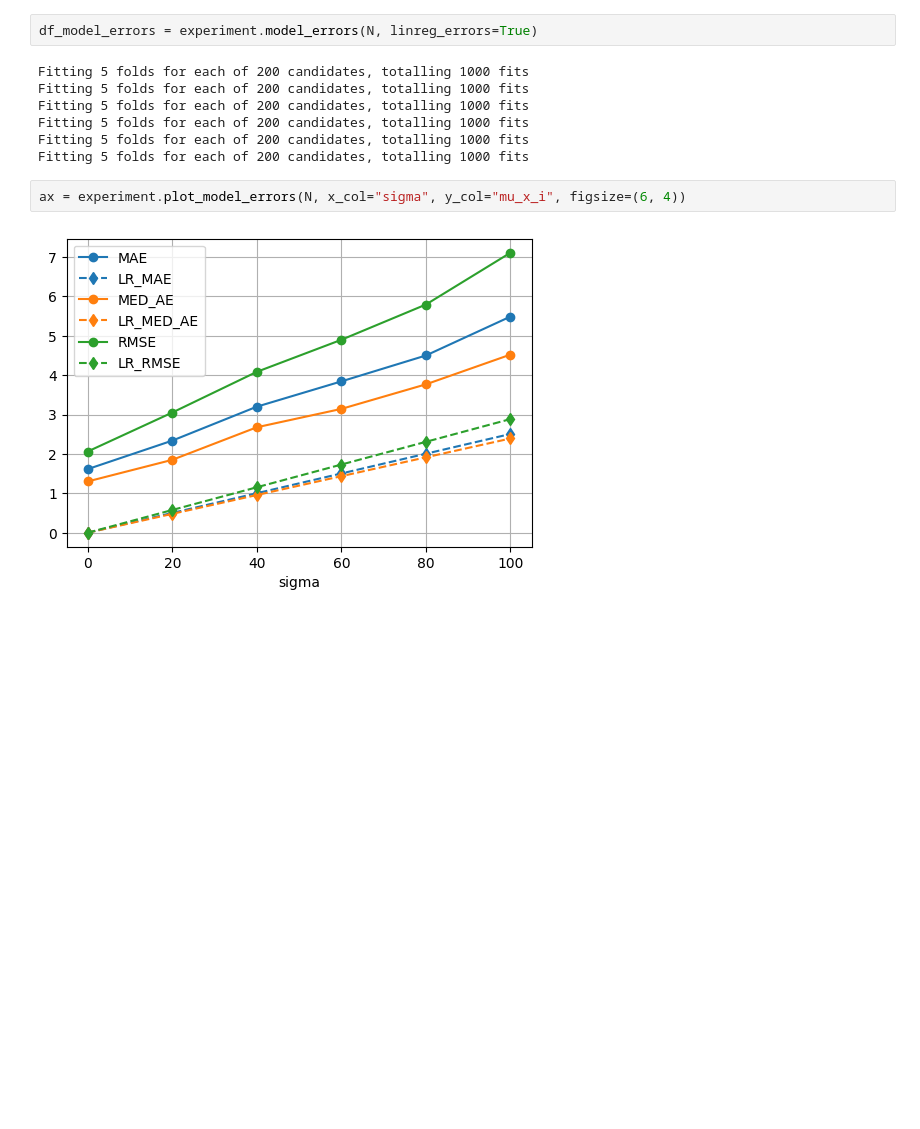
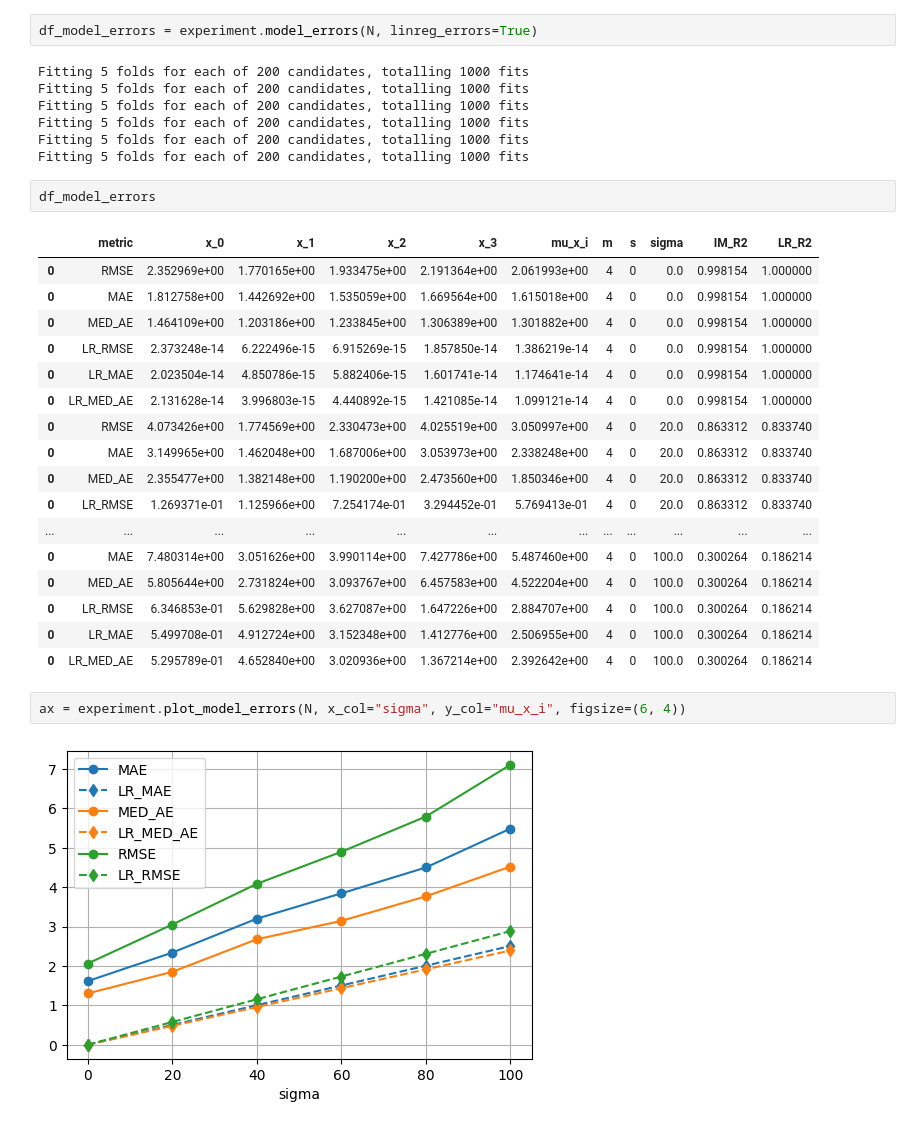
Before and after one commit to vengroff/impactstudy, a Jupyter notebook: Experiment 1.ipynb, the cells around one changed output. Cells and saved outputs as stored; diff of their text form; blank space fills up the shorter version.

```diff
--- a/Experiment 1.ipynb
+++ b/Experiment 1.ipynb
@@ -81,6 +75,26 @@ Fitting 5 folds for each of 200 candidates, totalling 1000 fits
 Fitting 5 folds for each of 200 candidates, totalling 1000 fits
 Fitting 5 folds for each of 200 candidates, totalling 1000 fits
 Fitting 5 folds for each of 200 candidates, totalling 1000 fits
+# %%
+df_model_errors
+# %% [output]
+|  | metric | x_0 | x_1 | x_2 | x_3 | mu_x_i | m | s | sigma | IM_R2 | LR_R2 |
+| 0 | RMSE | 2.352969e+00 | 1.770165e+00 | 1.933475e+00 | 2.191364e+00 | 2.061993e+00 | 4 | 0 | 0.0 | 0.998154 | 1.000000 |
+| 0 | MAE | 1.812758e+00 | 1.442692e+00 | 1.535059e+00 | 1.669564e+00 | 1.615018e+00 | 4 | 0 | 0.0 | 0.998154 | 1.000000 |
+| 0 | MED_AE | 1.464109e+00 | 1.203186e+00 | 1.233845e+00 | 1.306389e+00 | 1.301882e+00 | 4 | 0 | 0.0 | 0.998154 | 1.000000 |
+| 0 | LR_RMSE | 2.373248e-14 | 6.222496e-15 | 6.915269e-15 | 1.857850e-14 | 1.386219e-14 | 4 | 0 | 0.0 | 0.998154 | 1.000000 |
+| 0 | LR_MAE | 2.023504e-14 | 4.850786e-15 | 5.882406e-15 | 1.601741e-14 | 1.174641e-14 | 4 | 0 | 0.0 | 0.998154 | 1.000000 |
+| 0 | LR_MED_AE | 2.131628e-14 | 3.996803e-15 | 4.440892e-15 | 1.421085e-14 | 1.099121e-14 | 4 | 0 | 0.0 | 0.998154 | 1.000000 |
+| 0 | RMSE | 4.073426e+00 | 1.774569e+00 | 2.330473e+00 | 4.025519e+00 | 3.050997e+00 | 4 | 0 | 20.0 | 0.863312 | 0.833740 |
+| 0 | MAE | 3.149965e+00 | 1.462048e+00 | 1.687006e+00 | 3.053973e+00 | 2.338248e+00 | 4 | 0 | 20.0 | 0.863312 | 0.833740 |
+| 0 | MED_AE | 2.355477e+00 | 1.382148e+00 | 1.190200e+00 | 2.473560e+00 | 1.850346e+00 | 4 | 0 | 20.0 | 0.863312 | 0.833740 |
+| 0 | LR_RMSE | 1.269371e-01 | 1.125966e+00 | 7.254174e-01 | 3.294452e-01 | 5.769413e-01 | 4 | 0 | 20.0 | 0.863312 | 0.833740 |
+| ... | ... | ... | ... | ... | ... | ... | ... | ... | ... | ... | ... |
+| 0 | MAE | 7.480314e+00 | 3.051626e+00 | 3.990114e+00 | 7.427786e+00 | 5.487460e+00 | 4 | 0 | 100.0 | 0.300264 | 0.186214 |
+| 0 | MED_AE | 5.805644e+00 | 2.731824e+00 | 3.093767e+00 | 6.457583e+00 | 4.522204e+00 | 4 | 0 | 100.0 | 0.300264 | 0.186214 |
+| 0 | LR_RMSE | 6.346853e-01 | 5.629828e+00 | 3.627087e+00 | 1.647226e+00 | 2.884707e+00 | 4 | 0 | 100.0 | 0.300264 | 0.186214 |
+| 0 | LR_MAE | 5.499708e-01 | 4.912724e+00 | 3.152348e+00 | 1.412776e+00 | 2.506955e+00 | 4 | 0 | 100.0 | 0.300264 | 0.186214 |
+| 0 | LR_MED_AE | 5.295789e-01 | 4.652840e+00 | 3.020936e+00 | 1.367214e+00 | 2.392642e+00 | 4 | 0 | 100.0 | 0.300264 | 0.186214 |
 # %%
 ax = experiment.plot_model_errors(N, x_col="sigma", y_col="mu_x_i", figsize=(6, 4))
 # %% [output]
```
Also changed, not shown: parts of 1 cell of this notebook, 12 other files.
